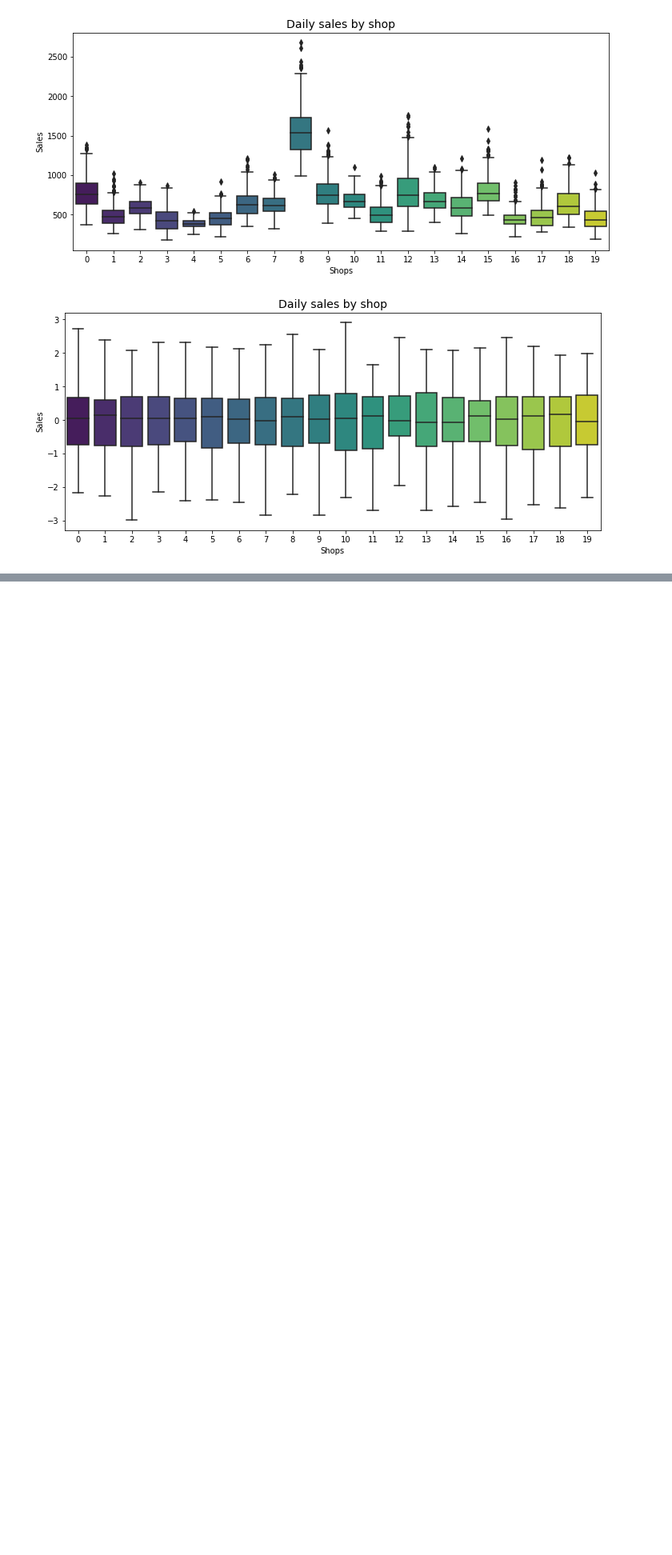
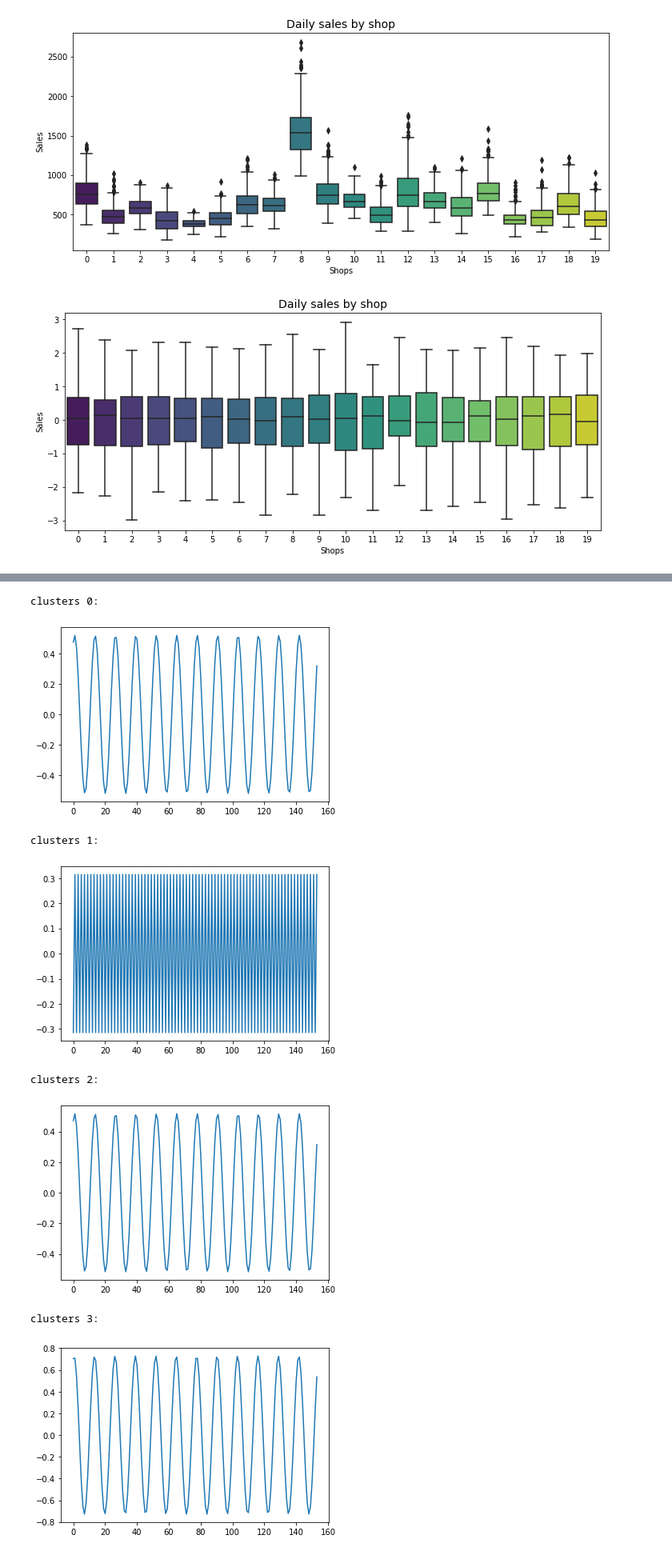
Before and after one commit to YaninaK/sales-forecast, a Jupyter notebook: notebooks/01_EDA_omissions_clusters.ipynb, the cells around one changed output, grey strips where cells are left out. Shown at 80% size. Saved outputs shown, nothing was run; the diff lists cells and outputs as text; code cells hidden in the pictures; blank space fills up the shorter version.

```diff
--- a/notebooks/01_EDA_omissions_clusters.ipynb
+++ b/notebooks/01_EDA_omissions_clusters.ipynb
@@ -490,0 +498,14 @@ sns.boxplot(data=ts_scaled, palette="viridis");
+# %%
+data = load_data(PATH)
+data = get_dataset(data)
+data = impute(data)
+train_df, valid_df, train_df_past, valid_df_past = train_validation_split(data)
+
+scaler_js = JohnsonSU()
+scaler_js.fit(train_df.astype(float))
+train_df = scaler_js.transform(train_df.astype(float))
+valid_df = scaler_js.transform(valid_df.astype(float))
+
+X_scaled = pd.concat([train_df, valid_df], axis=0)
+X_scaled = clean_outliers(X_scaled)
+clusters = get_clusters(X_scaled)
@@ -490,0 +516,15 @@ sns.boxplot(data=ts_scaled, palette="viridis");
+# %%
+thresholds_, ts_ = fourier_transform(X_scaled, clusters)
+for i in range(clusters.shape[1]):
+  print(f'clusters {i}:')
+  plt.plot(ts_[i][0])
+  plt.show();
+# %% [output]
+clusters 0:
+[figure, added]
+clusters 1:
+[figure, added]
+clusters 2:
+[figure, added]
+clusters 3:
+[figure, added]
```
Also changed, not shown: parts of 21 cells of this notebook.
